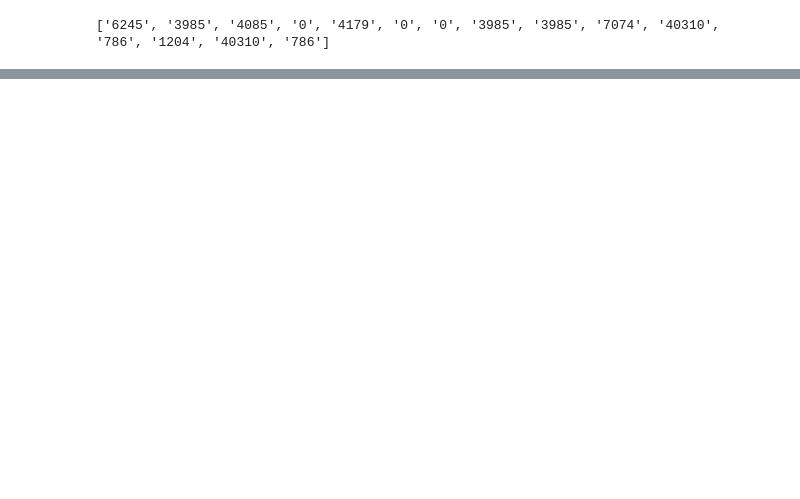
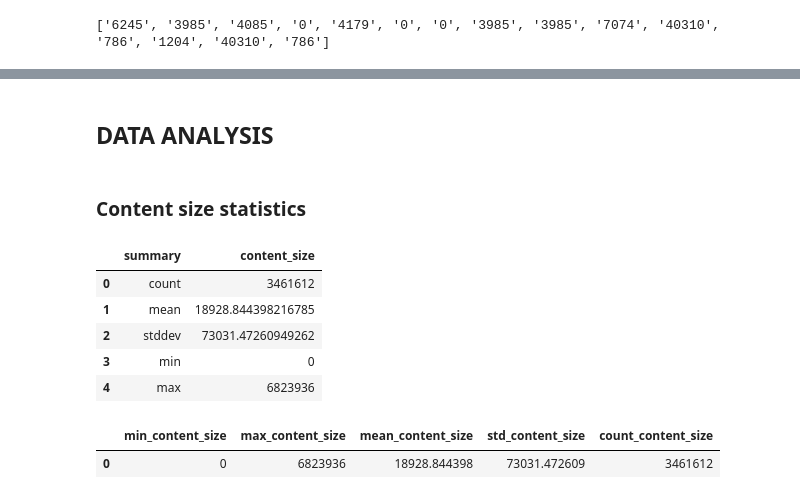
Before and after one commit to Schrrodinger/Server-Log-Analysis-with-NASA-HTTP-Dataset, a Jupyter notebook: 1.ipynb, the cells around one changed output, grey strips where cells are left out. Saved outputs shown, nothing was run; the diff lists cells and outputs as text; code cells hidden in the pictures; blank space fills up the shorter version.

```diff
--- a/1.ipynb
+++ b/1.ipynb
@@ -214,0 +219,4 @@ method_uri_protocol
+# %%
+status_pattern = r'\s(\d{3})\s'
+status = [re.search(status_pattern, item).group(1) for item in sample_logs]
+print(status)
@@ -222,0 +448,26 @@ print(content_size)
+# %% [markdown]
+## DATA ANALYSIS
+# %% [markdown]
+### Content size statistics
+# %%
+content_size_summary_df = logs_df.describe(['content_size'])
+content_size_summary_df.toPandas()
+# %% [output]
+|  | summary | content_size |
+| 0 | count | 3461612 |
+| 1 | mean | 18928.844398216785 |
+| 2 | stddev | 73031.47260949262 |
+| 3 | min | 0 |
+| 4 | max | 6823936 |
+# %%
+from pyspark.sql import functions as F
+
+(logs_df.agg(F.min(logs_df['content_size']).alias('min_content_size'),
+             F.max(logs_df['content_size']).alias('max_content_size'),
+             F.mean(logs_df['content_size']).alias('mean_content_size'),
+             F.stddev(logs_df['content_size']).alias('std_content_size'),
+             F.count(logs_df['content_size']).alias('count_content_size'))
+        .toPandas())
+# %% [output]
+|  | min_content_size | max_content_size | mean_content_size | std_content_size | count_content_size |
+| 0 | 0 | 6823936 | 18928.844398 | 73031.472609 | 3461612 |
```
Also changed, not shown: parts of 37 cells of this notebook, 3 other files.
